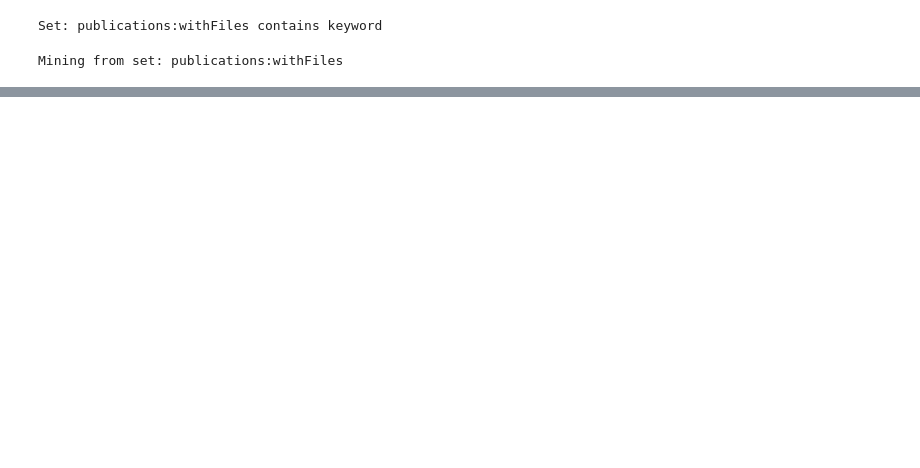
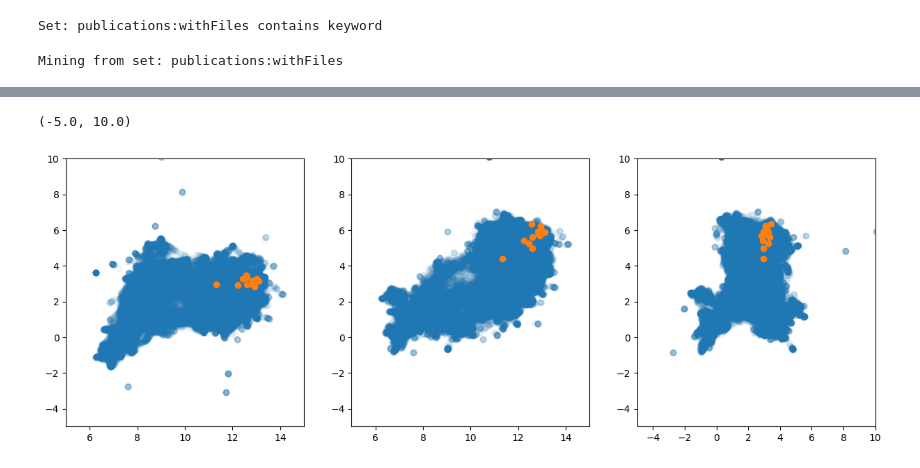
Before and after one commit to bramiozo/PubScience, a Jupyter notebook: pubscience/retrieve/OAI/test_sickle.ipynb, the cells around one changed output, grey strips where cells are left out. Cells and saved outputs as stored; diff of their text form; code cells hidden in the pictures; blank space fills up the shorter version.

```diff
--- a/pubscience/retrieve/OAI/test_sickle.ipynb
+++ b/pubscience/retrieve/OAI/test_sickle.ipynb
@@ -287,3 +353,26 @@ sorted(lang_dict.items(), key=lambda x: x[1], reverse=True)[:10]
+# %%
+umapper = UMAP(n_components=3)
+umap_result = umapper.fit_transform(result_emb_df.values)
+umap_seed_result = umapper.transform(seed_emb_df.values)
+# %%
+fig, ax = plt.subplots(ncols=3, figsize=(15,5))
+ax[0].plot(umap_result[:,0], umap_result[:,1], 'o', alpha=0.05)
+ax[0].plot(umap_seed_result[:,0], umap_seed_result[:,1], 'o', alpha=1.0)
+ax[0].set_xlim(5,15)
+ax[0].set_ylim(-5,10)
+
+ax[1].plot(umap_result[:,0], umap_result[:,2], 'o', alpha=0.05)
+ax[1].plot(umap_seed_result[:,0], umap_seed_result[:,2], 'o', alpha=1.0)
+ax[1].set_xlim(5,15)
+ax[1].set_ylim(-5,10)
+
+ax[2].plot(umap_result[:,1], umap_result[:,2], 'o', alpha=0.05)
+ax[2].plot(umap_seed_result[:,1], umap_seed_result[:,2], 'o', alpha=1.0)
+ax[2].set_xlim(-5,10)
+ax[2].set_ylim(-5,10)
+# %% [output]
+(-5.0, 10.0)
+[figure, added]
 # %%
 types_counts = defaultdict(int)
 for r in excluded_records_lists['publications:withFiles']:
```
Also changed, not shown: parts of 32 cells of this notebook, 2 other files.
